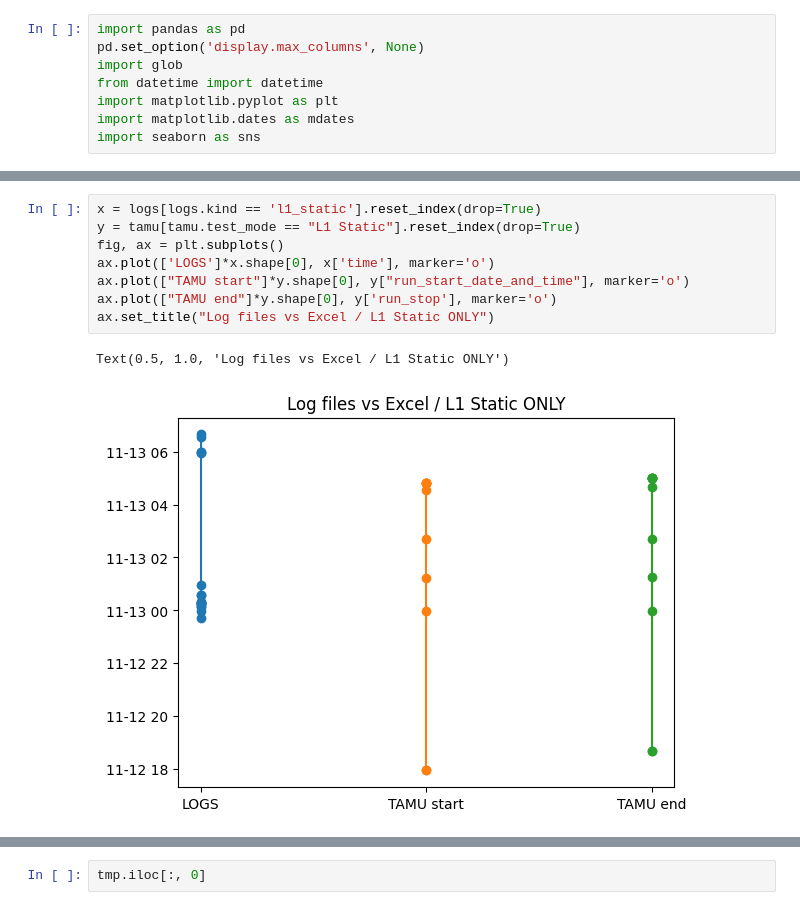
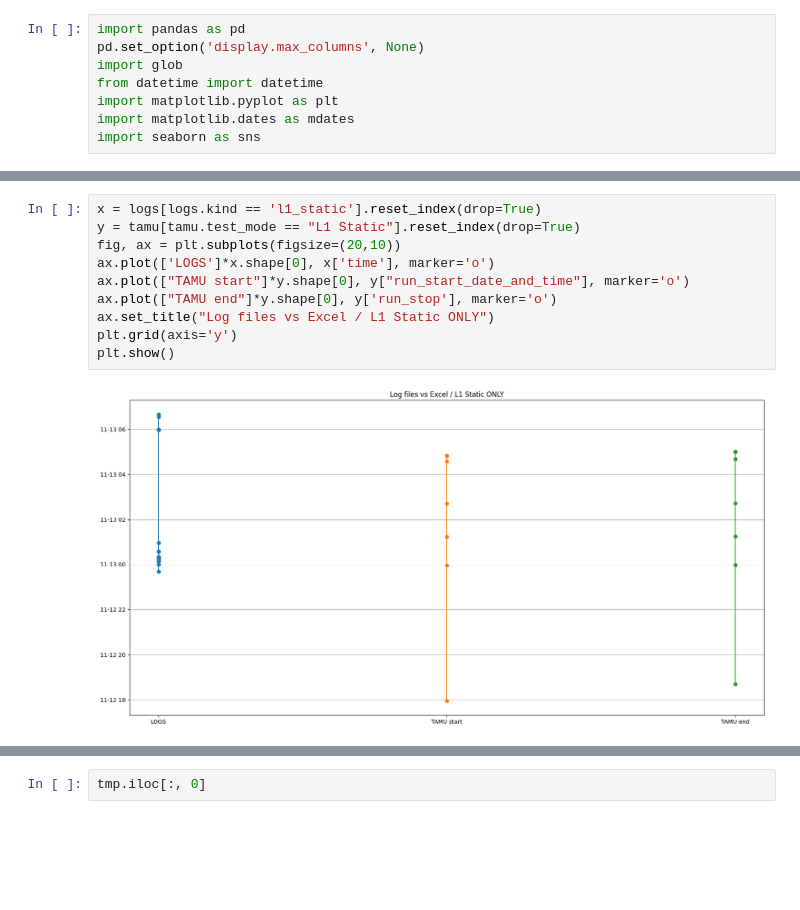
Before and after one commit to jtbenson116/radTestLogBackup, a Jupyter notebook: results.ipynb, the cells around one changed output, grey strips where cells are left out. Saved outputs shown, nothing was run; the diff lists cells and outputs as text; blank space fills up the shorter version.

```diff
--- a/results.ipynb
+++ b/results.ipynb
@@ -158,12 +163,13 @@ Name: diff_count, dtype: int64
 # %%
 x = logs[logs.kind == 'l1_static'].reset_index(drop=True)
 y = tamu[tamu.test_mode == "L1 Static"].reset_index(drop=True)
-fig, ax = plt.subplots()
+fig, ax = plt.subplots(figsize=(20,10))
 ax.plot(['LOGS']*x.shape[0], x['time'], marker='o')
 ax.plot(["TAMU start"]*y.shape[0], y["run_start_date_and_time"], marker='o')
 ax.plot(["TAMU end"]*y.shape[0], y['run_stop'], marker='o')
 ax.set_title("Log files vs Excel / L1 Static ONLY")
+plt.grid(axis='y')
+plt.show()
 # %% [output]
-Text(0.5, 1.0, 'Log files vs Excel / L1 Static ONLY')
-[figure, old version]
+[figure, new version]
 # %%
```
Also changed, not shown: parts of 7 cells of this notebook, 1 other file.
